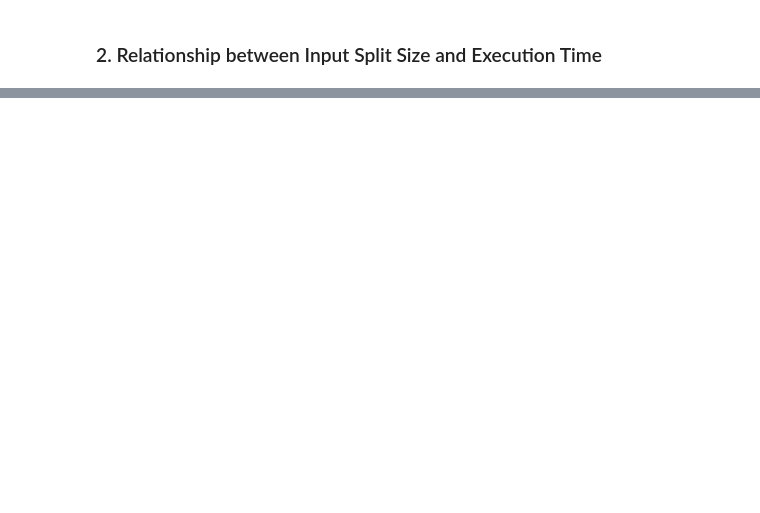
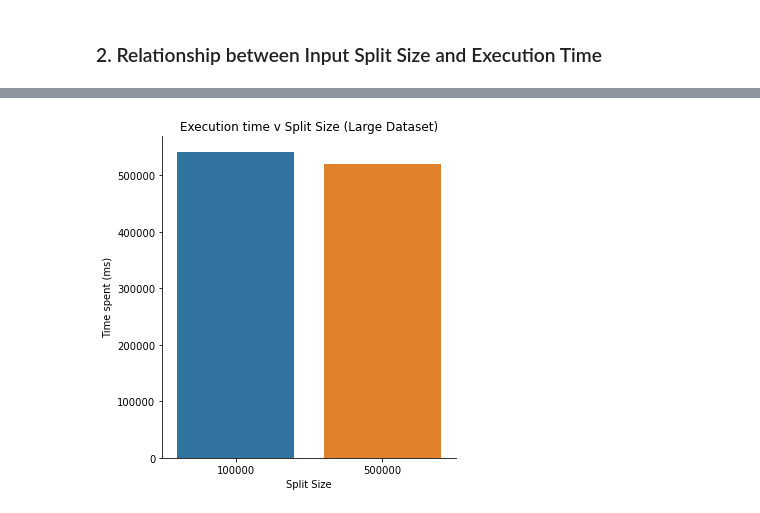
Before and after one commit to vidhur2k/CS6220-HW1, a Jupyter notebook: plots.ipynb, the cells around one changed output, grey strips where cells are left out. Saved outputs shown, nothing was run; the diff lists cells and outputs as text; code cells hidden in the pictures; blank space fills up the shorter version.

```diff
--- a/plots.ipynb
+++ b/plots.ipynb
@@ -93,0 +91,7 @@ data = pd.DataFrame(data=data)
+# %%
+data = {'map_occupied': [541722, 519143], 'map': [140906, 121379], 'split_size': [100000, 500000]}
+data = pd.DataFrame(data=data)
+# %%
+plot_bar('map_occupied', 'Time spent (ms)', 'split_size', 'Split Size', 'Execution time v Split Size (Large Dataset)', data)
+# %% [output]
+[figure, added]
```
Also changed, not shown: parts of 15 cells of this notebook, 3 other files.
